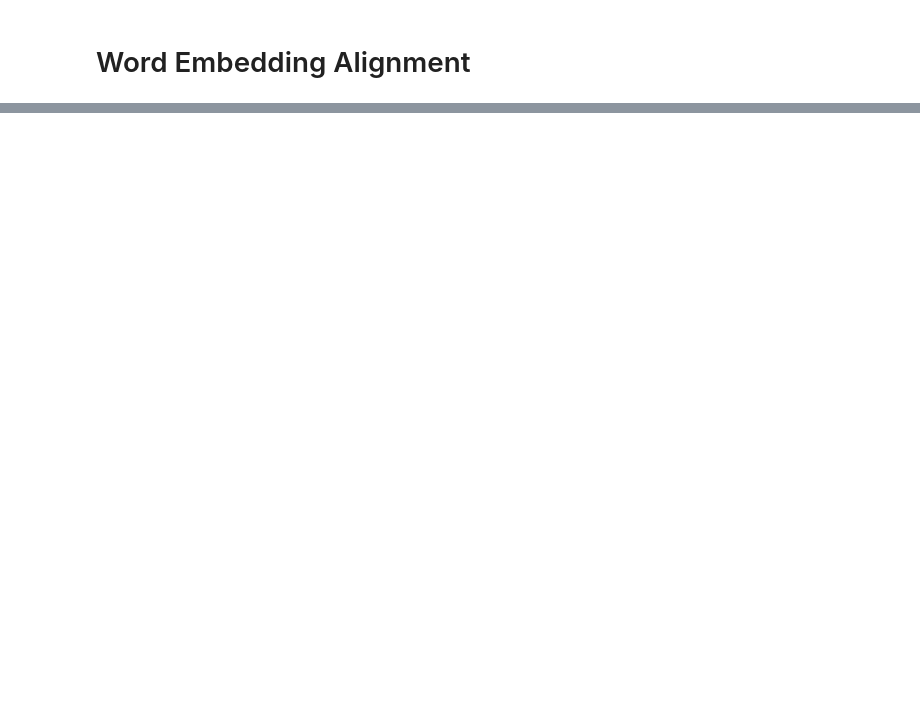
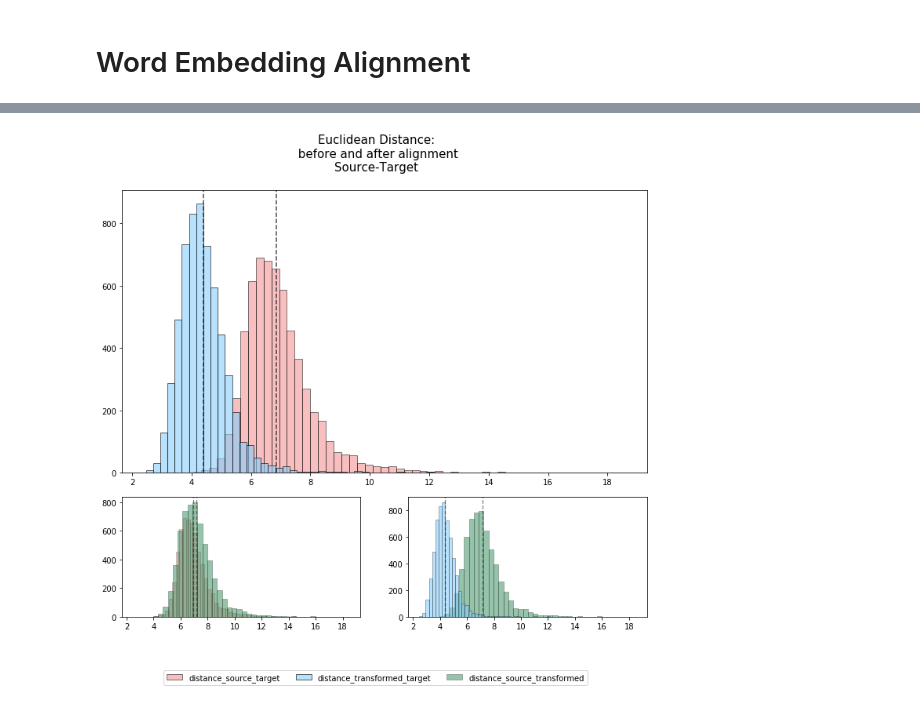
Before and after one commit to Datashack/tribedynamics, a Jupyter notebook: Code/Embeddings/alignment/embeddings_alignment.ipynb, the cells around one changed output, grey strips where cells are left out. Drawn from its saved outputs; the diff is of its cells as text; code cells hidden in the pictures; blank space fills up the shorter version.

Commit message:
some cleaning to embedding alignemnt notebook

```diff
--- a/Code/Embeddings/alignment/embeddings_alignment.ipynb
+++ b/Code/Embeddings/alignment/embeddings_alignment.ipynb
@@ -89,7 +91,7 @@ print("The two subsets have equal number of entries: {}".format(len(source_dicti
 # %%
 # Read from file
-dictionary_eng_it = np.load('toy_data/toy_data_eng-it_20000.npy').item()
-dictionary_it_eng = np.load('toy_data/toy_data_it-eng_20000.npy').item()
+vocabulary_source = np.load('toy_data/toy_data_it-eng_20000.npy').item()
+vocabulary_target = np.load('toy_data/toy_data_eng-it_20000.npy').item()
 #check if the words are the same in the two vocabulary
-print("The two dictionaries have same number of words: {}".format(dictionary_eng_it.keys() == dictionary_it_eng.keys()))
+print("The two vocabularies have same number of words: {}".format(vocabulary_source.keys() == vocabulary_target.keys()))
 # %% [output]
@@ -99,6 +101,8 @@ The two dictionaries have same number of words: True
 # %%
 def split_toy_data_train_test(source_dictionary, target_dictionary, ratio_train_test):
-    """Function to split source and target dictionaries in train and test. It returns train and test matrices for both source and target languages."""
+    """Function to split source and target dictionaries in train and test.
+    It returns train and test matrices for both source and target languages."""
+
     #prepare the matrix
     source_matrix = list(source_dictionary.values())
     target_matrix = list(target_dictionary.values())
@@ -122,0 +123,5 @@ print(source_train.shape, source_test.shape, target_train.shape, target_test.sha
+# %%
+# split vocabularies in train and test
+source_train, source_test, target_train, target_test = split_toy_data_train_test(vocabulary_source, vocabulary_target, 0.7)
+# check vocabularies size
+print("The two vocabularies size are:\nsource_train {}; source_test {}; target_train {}; target_test {}.".format(source_train.shape, source_test.shape, target_train.shape, target_test.shape))
@@ -373,5 +338,5 @@ plt.savefig('Euclidean_Distance_word2vec_ENG_IT_Poster.png');
 # %%
-# Plot euclidian distances comparison pt-eng
+# Plot euclidian distances comparison before and after alignment
 fig = plt.figure(figsize=(12, 10))
 grid = plt.GridSpec(24, 4, hspace=0.5, wspace=0.5)
 main_ax = fig.add_subplot(grid[:16, 0:])
@@ -380,35 +345,35 @@ x2_hist = fig.add_subplot(grid[-7:, 2:], sharex=main_ax)
 
 main_ax.hist(distance_source_target,
              color = "lightcoral", bins=40, alpha=.5,
              edgecolor='black', linewidth=1, label='distance_source_target')
 main_ax.hist(distance_transformed_target,
              color = "lightskyblue", bins=40, alpha=0.6,
              edgecolor='black', linewidth=1, label='distance_transformed_target')
 main_ax.axvline(np.mean(distance_source_target)-.05, color='black',alpha=0.7, linestyle='dashed', linewidth=1.5)
 main_ax.axvline(np.mean(distance_transformed_target), color='black',alpha=0.7, linestyle='dashed', linewidth=1.5)
-#main_ax.annotate(str(round(np.mean(distance_transformed_target),2)), xy=(2, 820), xytext=(4.55, 815))
 
-#ok
 x1_hist.hist(distance_source_target,
              color = "lightcoral", bins=40, alpha=0.4,
              edgecolor='black', linewidth=.5) #, label='source_target'
 x1_hist.hist(distance_source_transformed,
              color = "seagreen", bins=40, alpha=0.5,
              edgecolor='black', linewidth=.5, label='distance_source_transformed')
 x1_hist.axvline(np.mean(distance_source_target), color='black',alpha=0.5, linestyle='dashed', linewidth=1.3)
 x1_hist.axvline(np.mean(distance_source_transformed), color='black',alpha=0.5, linestyle='dashed', linewidth=1.3)
 
 x2_hist.hist(distance_source_transformed,
              color = "seagreen", bins=40, alpha=0.5,
              edgecolor='black', linewidth=.5) #, label='source_transformed'
 x2_hist.hist(distance_transformed_target,
              color = "lightskyblue", bins=40, alpha=0.6,
              edgecolor='black', linewidth=.5) #, label='transformed_target'
 x2_hist.axvline(np.mean(distance_source_transformed), color='black',alpha=0.5, linestyle='dashed', linewidth=1.3)
 x2_hist.axvline(np.mean(distance_transformed_target), color='black',alpha=0.5, linestyle='dashed', linewidth=1.3)
 
 plt.figlegend(loc = 'lower center', ncol=3, labelspacing=0.5) #bbox_to_anchor=(1.1, 1.05)
-plt.suptitle('Euclidean Distance:\n before and after alignment comparisons\nEnglish-Italian', fontsize=15)
+plt.suptitle('Euclidean Distance:\n before and after alignment\nSource-Target', fontsize=15);
 
-plt.savefig('Euclidean_Distance_Word_Embeddings_word2vec_ENG_IT_30k.png');
+#plt.savefig('Euclidean_Distance_Word_Embeddings.png');
+# %% [output]
+[figure, added]
 # %%
```
Also changed, not shown: parts of 53 cells of this notebook.
